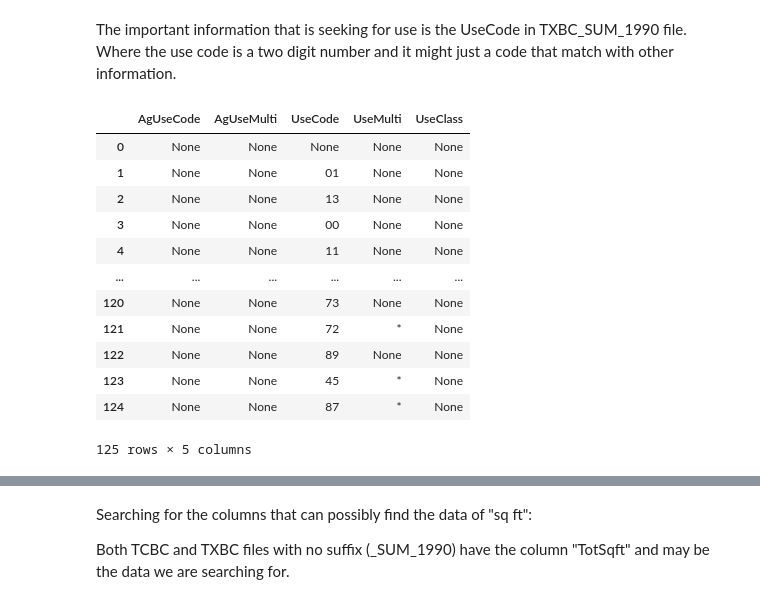
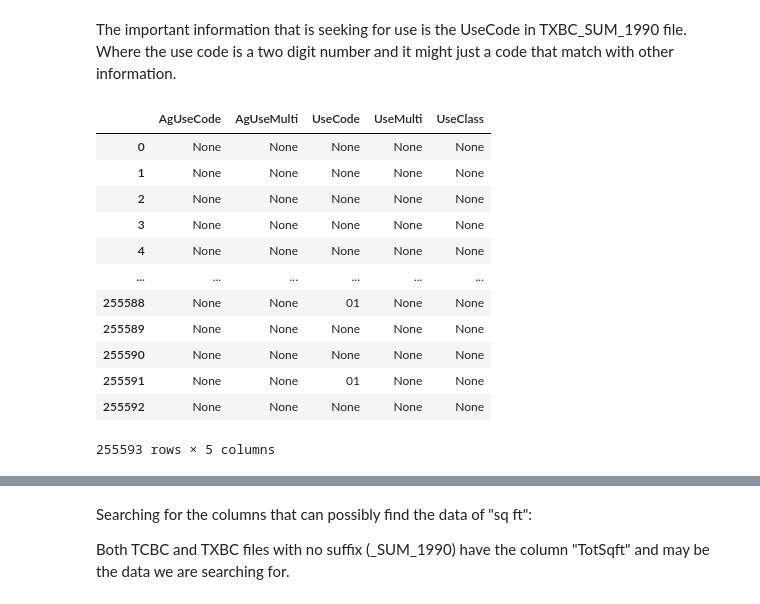
Before and after one commit to jameshowison/tcad_capstone, a Jupyter notebook: explore_tcad.ipynb, the cells around one changed output, grey strips where cells are left out. Cells and saved outputs as stored; diff of their text form; code cells hidden in the pictures.

```diff
--- a/explore_tcad.ipynb
+++ b/explore_tcad.ipynb
@@ -193,6 +244,8 @@ import pandas as pd
 %config SqlMagic.autopandas = True
 %config SqlMagic.feedback = False
 %config SqlMagic.displaycon = False
+# %%
+pd.options.display.max_columns = None
 # %%
 %sql duckdb:///duckdb-file.db
 # %%
@@ -461,18 +604,18 @@ SELECT * FROM folder_A_TXBC.TXBC_SUM_1990_SUSP;
 The important information that is seeking for use is the UseCode in TXBC_SUM_1990 file. Where the use code is a two digit number and it might just a code that match with other information.
 # %%
 %%sql
-SELECT DISTINCT AgUseCode, AgUseMulti, UseCode, UseMulti, UseClass FROM folder_A_TXBC.TXBC_SUM_1990;
+SELECT AgUseCode, AgUseMulti, UseCode, UseMulti, UseClass FROM folder_A_TXBC.TXBC_SUM_1990;
 # %% [output]
 |  | AgUseCode | AgUseMulti | UseCode | UseMulti | UseClass |
 | 0 | None | None | None | None | None |
-| 1 | None | None | 01 | None | None |
-| 2 | None | None | 13 | None | None |
-| 3 | None | None | 00 | None | None |
-| 4 | None | None | 11 | None | None |
+| 1 | None | None | None | None | None |
+| 2 | None | None | None | None | None |
+| 3 | None | None | None | None | None |
+| 4 | None | None | None | None | None |
 | ... | ... | ... | ... | ... | ... |
-| 120 | None | None | 73 | None | None |
-| 121 | None | None | 72 | * | None |
-| 122 | None | None | 89 | None | None |
-| 123 | None | None | 45 | * | None |
-| 124 | None | None | 87 | * | None |
+| 255588 | None | None | 01 | None | None |
+| 255589 | None | None | None | None | None |
+| 255590 | None | None | None | None | None |
+| 255591 | None | None | 01 | None | None |
+| 255592 | None | None | None | None | None |
-125 rows × 5 columns
+255593 rows × 5 columns
```
Also changed, not shown: parts of 56 cells of this notebook.
